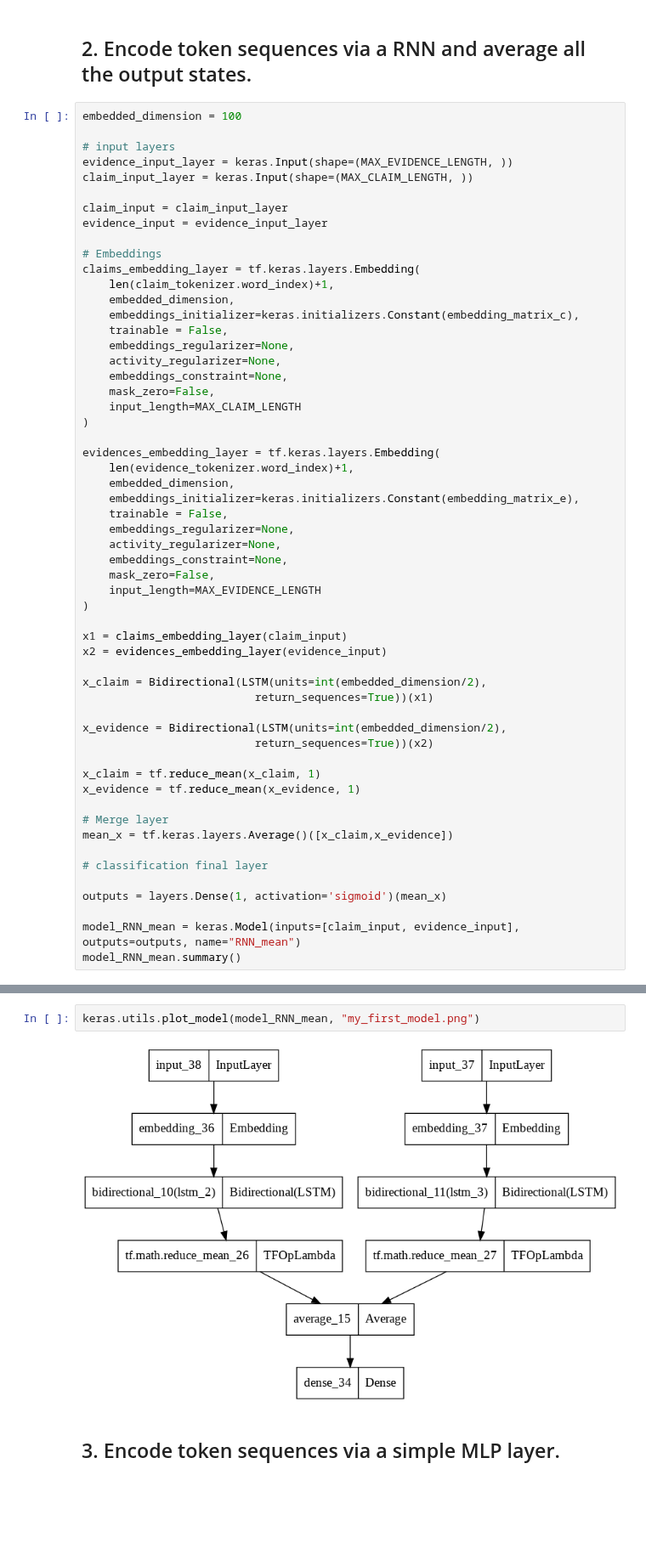
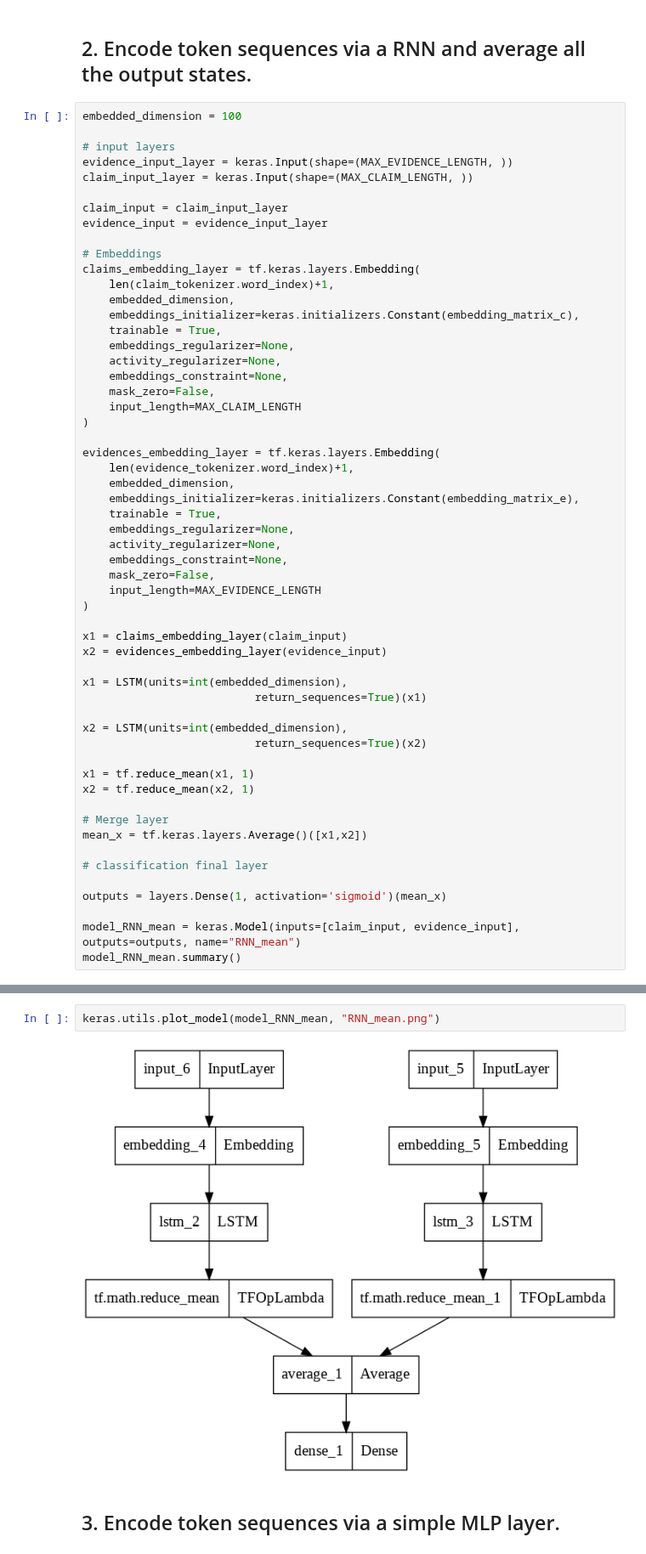
Before and after one commit to AirNicco8/NLP_Assignments, a Jupyter notebook: Assignment_2/Assignment_2_avg_bow.ipynb, the cells around one changed output, grey strips where cells are left out. Shown at 85% size. Cells and saved outputs as stored; diff of their text form; blank space fills up the shorter version.

```diff
--- a/Assignment_2/Assignment_2_avg_bow.ipynb
+++ b/Assignment_2/Assignment_2_avg_bow.ipynb
@@ -436,7 +444,7 @@ claims_embedding_layer = tf.keras.layers.Embedding(
     len(claim_tokenizer.word_index)+1,
     embedded_dimension,
     embeddings_initializer=keras.initializers.Constant(embedding_matrix_c),
-    trainable = False,
+    trainable = True,
     embeddings_regularizer=None,
     activity_regularizer=None,
     embeddings_constraint=None,
@@ -448,7 +456,7 @@ evidences_embedding_layer = tf.keras.layers.Embedding(
     len(evidence_tokenizer.word_index)+1,
     embedded_dimension,
     embeddings_initializer=keras.initializers.Constant(embedding_matrix_e),
-    trainable = False,
+    trainable = True,
     embeddings_regularizer=None,
     activity_regularizer=None,
     embeddings_constraint=None,
@@ -459,17 +467,17 @@ evidences_embedding_layer = tf.keras.layers.Embedding(
 x1 = claims_embedding_layer(claim_input)
 x2 = evidences_embedding_layer(evidence_input)
 
-x_claim = Bidirectional(LSTM(units=int(embedded_dimension/2),
-                          return_sequences=True))(x1)
+x1 = LSTM(units=int(embedded_dimension),
+                          return_sequences=True)(x1)
 
-x_evidence = Bidirectional(LSTM(units=int(embedded_dimension/2),
-                          return_sequences=True))(x2)
+x2 = LSTM(units=int(embedded_dimension),
+                          return_sequences=True)(x2)
 
-x_claim = tf.reduce_mean(x_claim, 1)
-x_evidence = tf.reduce_mean(x_evidence, 1)
+x1 = tf.reduce_mean(x1, 1)
+x2 = tf.reduce_mean(x2, 1)
 
 # Merge layer
-mean_x = tf.keras.layers.Average()([x_claim,x_evidence])
+mean_x = tf.keras.layers.Average()([x1,x2])
 
 # classification final layer
 
@@ -496,8 +504,8 @@ Trainable params: 120,901
 Non-trainable params: 6,277,200
 __________________________________________________________________________________________________
 # %%
-keras.utils.plot_model(model_RNN_mean, "my_first_model.png")
+keras.utils.plot_model(model_RNN_mean, "RNN_mean.png")
 # %% [output]
-[figure, old version]
+[figure, new version]
 # %% [markdown]
 ## 3. Encode token sequences via a simple MLP layer.
```
Also changed, not shown: parts of 35 cells of this notebook.
